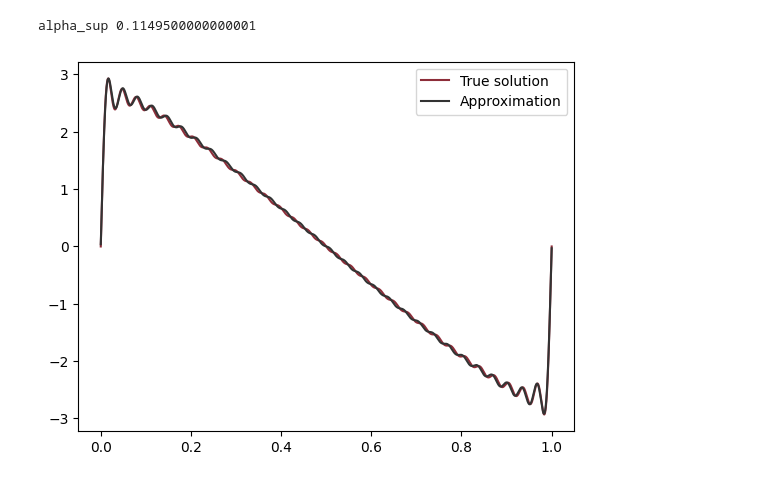
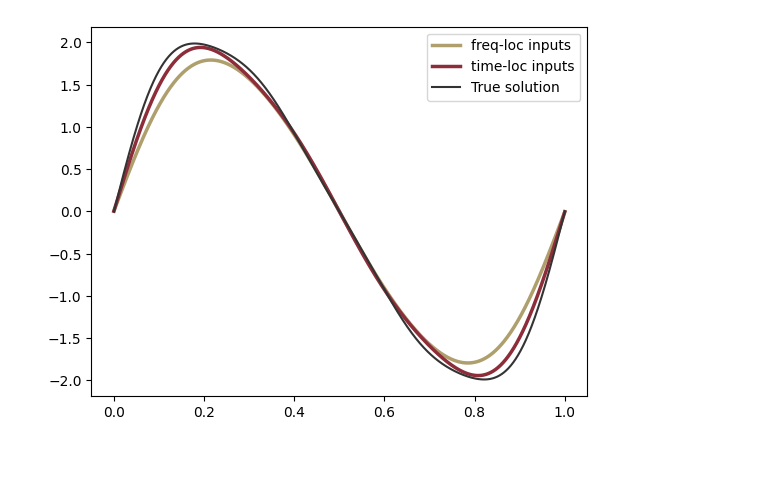
Before and after one commit to EmiliaMagnani/learnconv, a Jupyter notebook: notebooks/approximation_comparison.ipynb, the cells around one changed output. Saved outputs shown, nothing was run; the diff lists cells and outputs as text; code cells hidden in the pictures.

Commit message:
added approximation comparison notebook

```diff
--- a/notebooks/approximation_comparison.ipynb
+++ b/notebooks/approximation_comparison.ipynb
@@ -63,15 +63,13 @@ kernel_coeff = np.ones(grid_size)
 # %%
-# freq-loc signals
-freq_loc_inputs_decay = .2
+# freq-loc input signals
+freq_loc_inputs_decay = 1
 freq_max = sum_terms_target
 
-alpha_freq_loc = 1 / freq_loc_inputs_decay
-b_freq_loc = freq_loc_inputs_decay
+alpha_freq_loc = 1 / 3
+b_freq_loc = 3
-# %% [output]
-alpha_sup 0.1149500000000001
 # %%
 # run inference for freq-localized signals
-pred_fourier_coeff, pred_time = run_inference_frequency_localized(
+prediction_four_coeff_freq_loc, prediction_freq_loc = run_inference_frequency_localized(
     num_samples=num_samples,
     time_array=time_array,
     time_span=time_span,
@@ -83,10 +81,24 @@ pred_fourier_coeff, pred_time = run_inference_frequency_localized(
     freq_loc_inputs_decay=freq_loc_inputs_decay,
     freq_max=freq_max,
 )
-# %% [output]
-[figure, removed]
 # %%
 #time-loc inputsignals
-loc_parameter = 0.08
-alpha_time_loc = .5
+loc_parameter = 0.0001
+alpha_time_loc = 1 / 2
 b_time_loc = 2
+# %%
+prediction_four_coeff_time_loc, prediction_time_loc = run_inference_time_localized(
+    num_samples=num_samples,
+    time_array=time_array,
+    time_span=time_span,
+    kernel_coeff=kernel_coeff,
+    target_fourier_coeff=target_fourier_coeff,
+    noise=noise,
+    alpha=alpha_time_loc,
+    b = b_time_loc,
+    loc_parameter = loc_parameter
+)
+# %%
+plot_compare_approximations(time_array = time_array, target=target, prediction_freq_loc=prediction_freq_loc, prediction_time_loc=prediction_time_loc)
+# %% [output]
+[figure, added]
```
Also changed, not shown: parts of 5 cells of this notebook, 7 other files.
